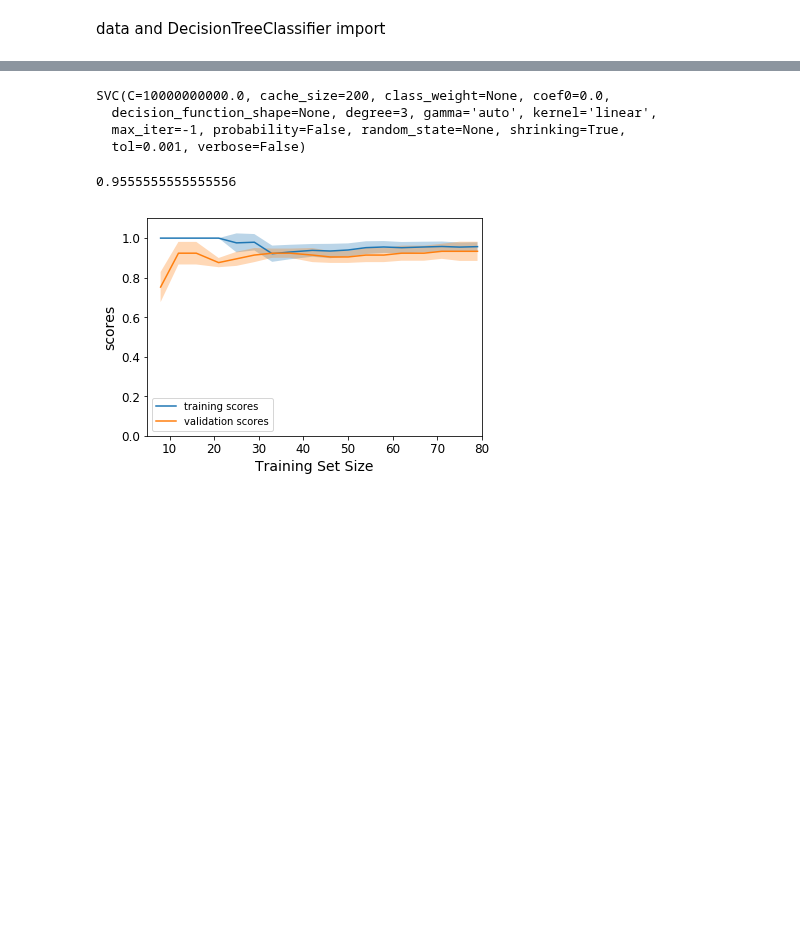
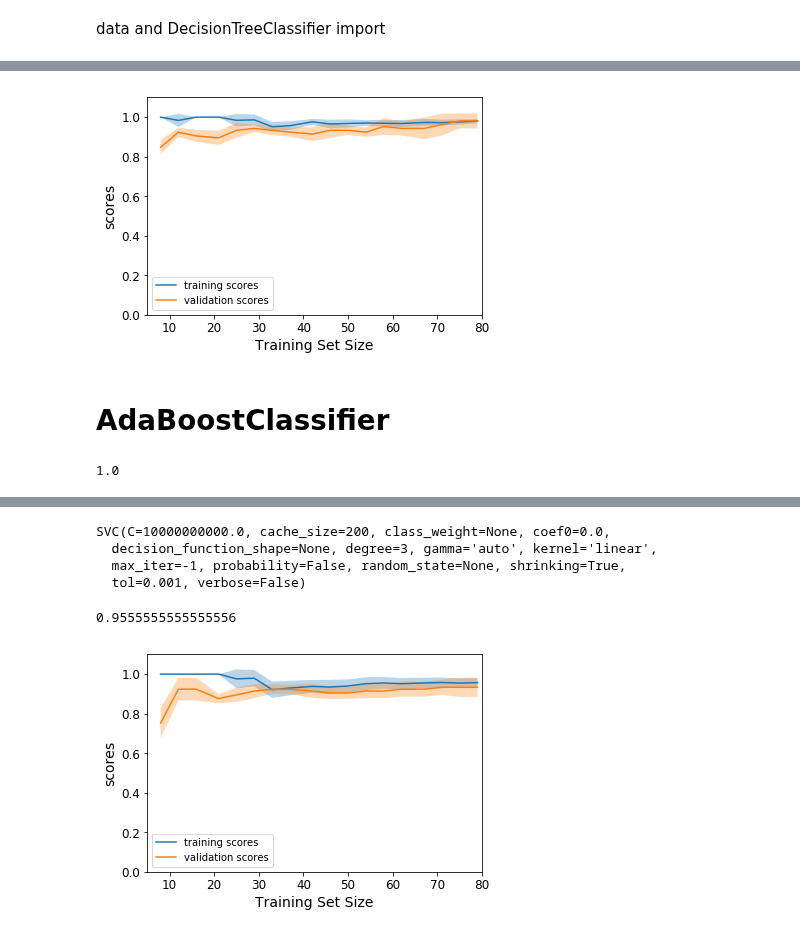
Before and after one commit to wanlipu/dsmain, a Jupyter notebook: machine_learning/classification-final.ipynb, the cells around one changed output, grey strips where cells are left out. Saved outputs shown, nothing was run; the diff lists cells and outputs as text; code cells hidden in the pictures; blank space fills up the shorter version.

```diff
--- a/machine_learning/classification-final.ipynb
+++ b/machine_learning/classification-final.ipynb
@@ -140,0 +156,28 @@ plot_learning_curve()
+# %%
+def plot_learning_curve():
+    train_sizes = np.linspace(0.1, 0.95, 18) # if the train size is too small, training sample may only contain one class
+    N_train, val_train, val_test = learning_curve(MLPClassifier(solver='lbfgs', alpha=1e-5,
+                        hidden_layer_sizes=(5, 5), random_state=1),
+                                                  X_train, y_train, train_sizes=train_sizes, cv=5)
+    plot_with_size(N_train, val_train, label='training scores')
+    plot_with_size(N_train, val_test, label='validation scores')
+    plt.xlabel('Training Set Size'); plt.ylabel('scores')
+    plt.ylim(0, 1.1)
+    plt.xlim(5, 80)
+    plt.legend()
+
+plot_learning_curve()
+# %% [output]
+[figure, added]
+# %% [markdown]
+# AdaBoostClassifier
+# %%
+bdt_clf = AdaBoostClassifier(
+    DecisionTreeClassifier(max_depth=2),
+    n_estimators=600,
+    learning_rate=1.5,
+    algorithm="SAMME")
+bdt_clf.fit(X_train, y_train)
+bdt_clf.score(X_test, y_test)
+# %% [output]
+1.0
```
Also changed, not shown: parts of 23 cells of this notebook.
